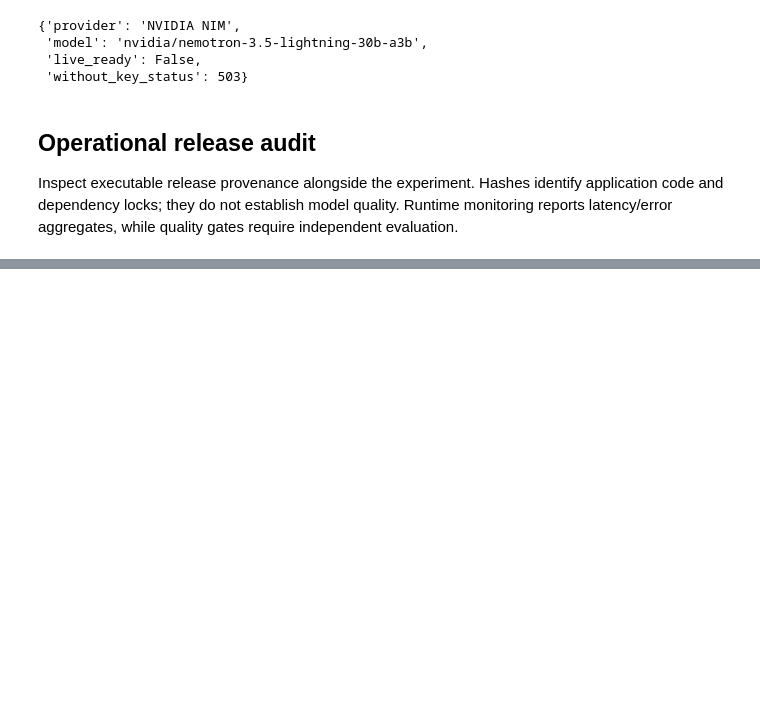
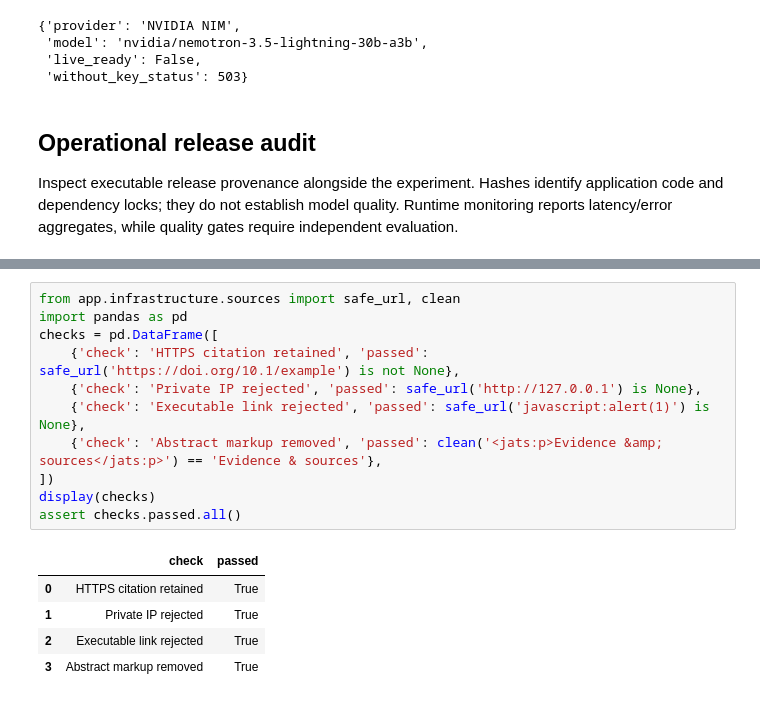
Before and after one commit to Izu-kun23/atlas-research, a Jupyter notebook: notebooks/03_evidence_and_api_audit.ipynb, the cells around one changed output, grey strips where cells are left out. Drawn from its saved outputs; the diff is of its cells as text; blank space fills up the shorter version.

Commit message:
Search web, scholarly literature and preprints with transparent source coverage

```diff
--- a/notebooks/03_evidence_and_api_audit.ipynb
+++ b/notebooks/03_evidence_and_api_audit.ipynb
@@ -171,0 +175,17 @@ Offline release checks ran without network or provider credits.
+# %%
+from app.infrastructure.sources import safe_url, clean
+import pandas as pd
+checks = pd.DataFrame([
+    {'check': 'HTTPS citation retained', 'passed': safe_url('https://doi.org/10.1/example') is not None},
+    {'check': 'Private IP rejected', 'passed': safe_url('http://127.0.0.1') is None},
+    {'check': 'Executable link rejected', 'passed': safe_url('javascript:alert(1)') is None},
+    {'check': 'Abstract markup removed', 'passed': clean('<jats:p>Evidence &amp; sources</jats:p>') == 'Evidence & sources'},
+])
+display(checks)
+assert checks.passed.all()
+# %% [output]
+|  | check | passed |
+| 0 | HTTPS citation retained | True |
+| 1 | Private IP rejected | True |
+| 2 | Executable link rejected | True |
+| 3 | Abstract markup removed | True |
```
Also changed, not shown: parts of 3 cells of this notebook, 16 other files.
